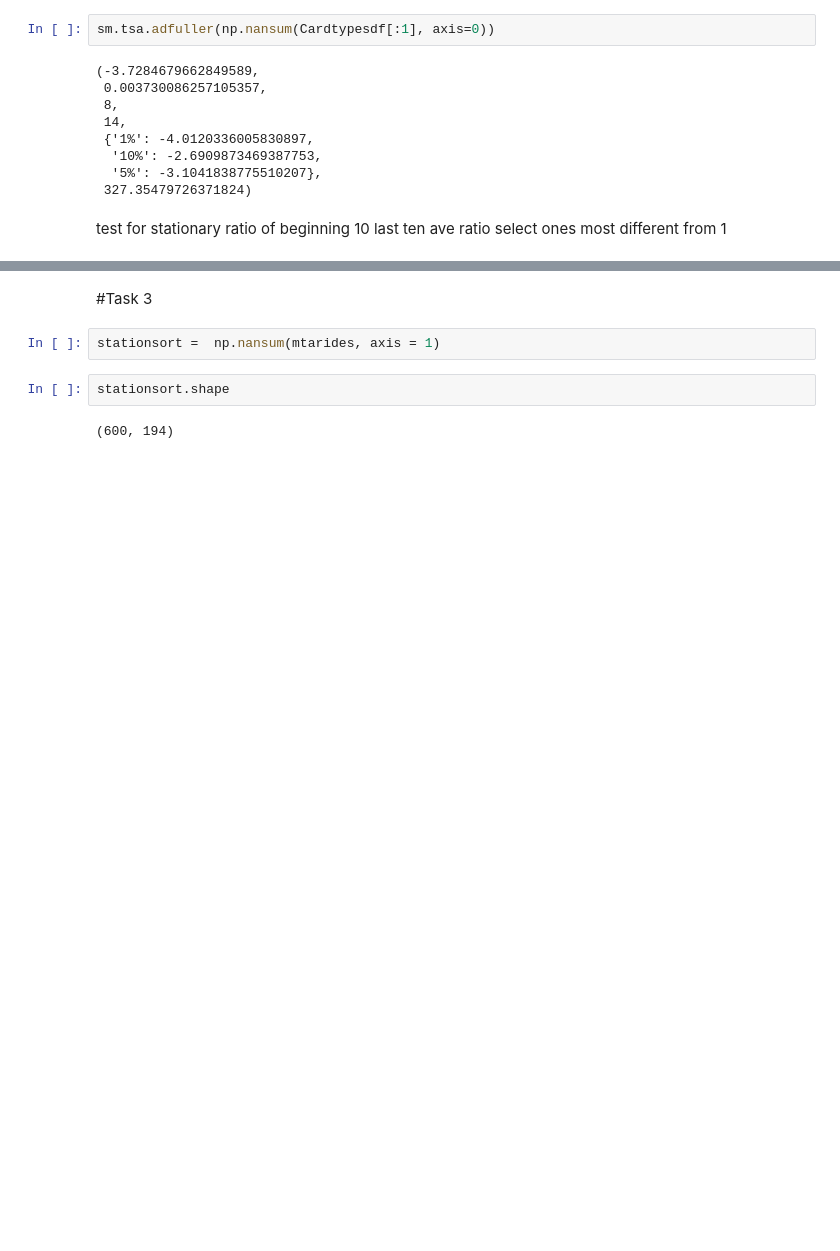
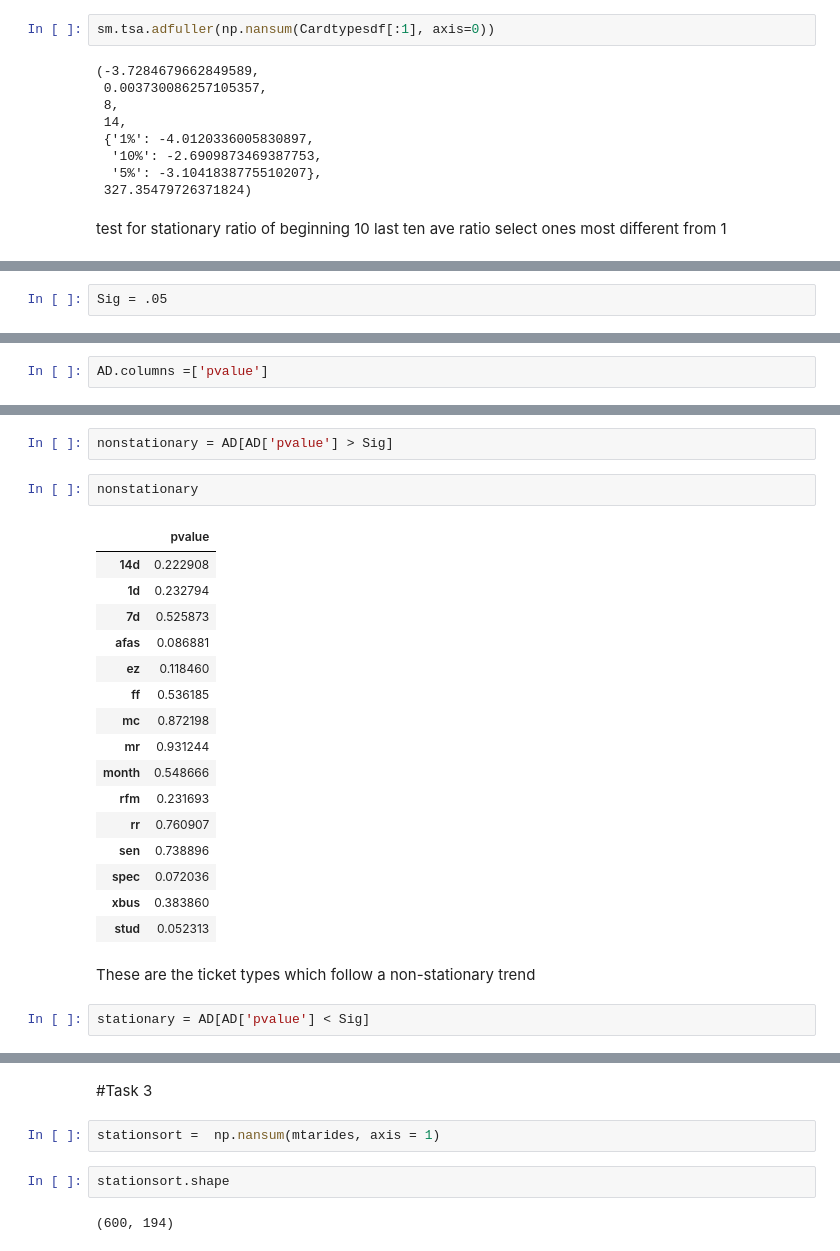
Before and after one commit to MariumS/PUI2017_mas1300, a Jupyter notebook: HW10_mas1300/subway_timeseries_HW.ipynb, the cells around one changed output, grey strips where cells are left out. Cells and saved outputs as stored; diff of their text form; blank space fills up the shorter version.

```diff
--- a/HW10_mas1300/subway_timeseries_HW.ipynb
+++ b/HW10_mas1300/subway_timeseries_HW.ipynb
@@ -301,0 +327,2 @@ select ones most different from 1
+# %%
+Sig = .05
@@ -301,0 +351,2 @@ select ones most different from 1
+# %%
+AD.columns =['pvalue']
@@ -301,0 +362,25 @@ select ones most different from 1
+# %%
+nonstationary = AD[AD['pvalue'] > Sig]
+# %%
+nonstationary
+# %% [output]
+|  | pvalue |
+| 14d | 0.222908 |
+| 1d | 0.232794 |
+| 7d | 0.525873 |
+| afas | 0.086881 |
+| ez | 0.118460 |
+| ff | 0.536185 |
+| mc | 0.872198 |
+| mr | 0.931244 |
+| month | 0.548666 |
+| rfm | 0.231693 |
+| rr | 0.760907 |
+| sen | 0.738896 |
+| spec | 0.072036 |
+| xbus | 0.383860 |
+| stud | 0.052313 |
+# %% [markdown]
+These are the ticket types which follow a non-stationary trend
+# %%
+stationary = AD[AD['pvalue'] < Sig]
```
Also changed, not shown: parts of 9 cells of this notebook.
